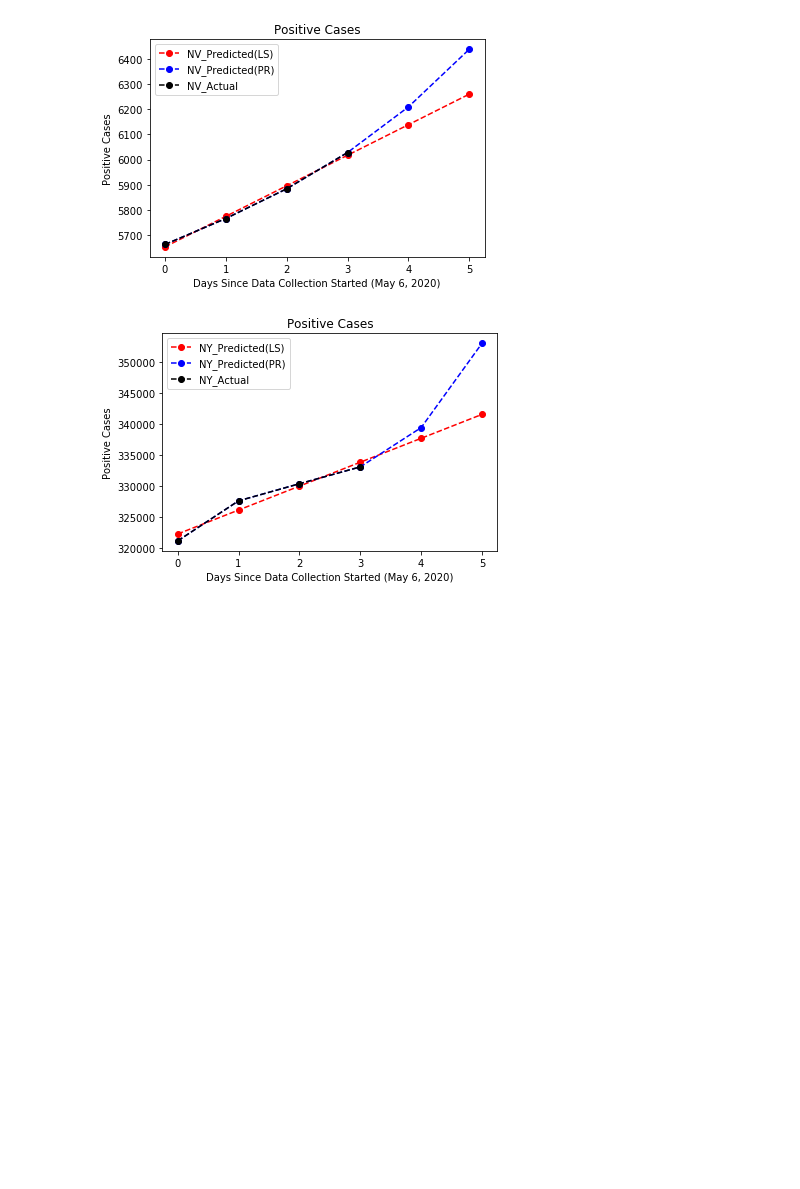
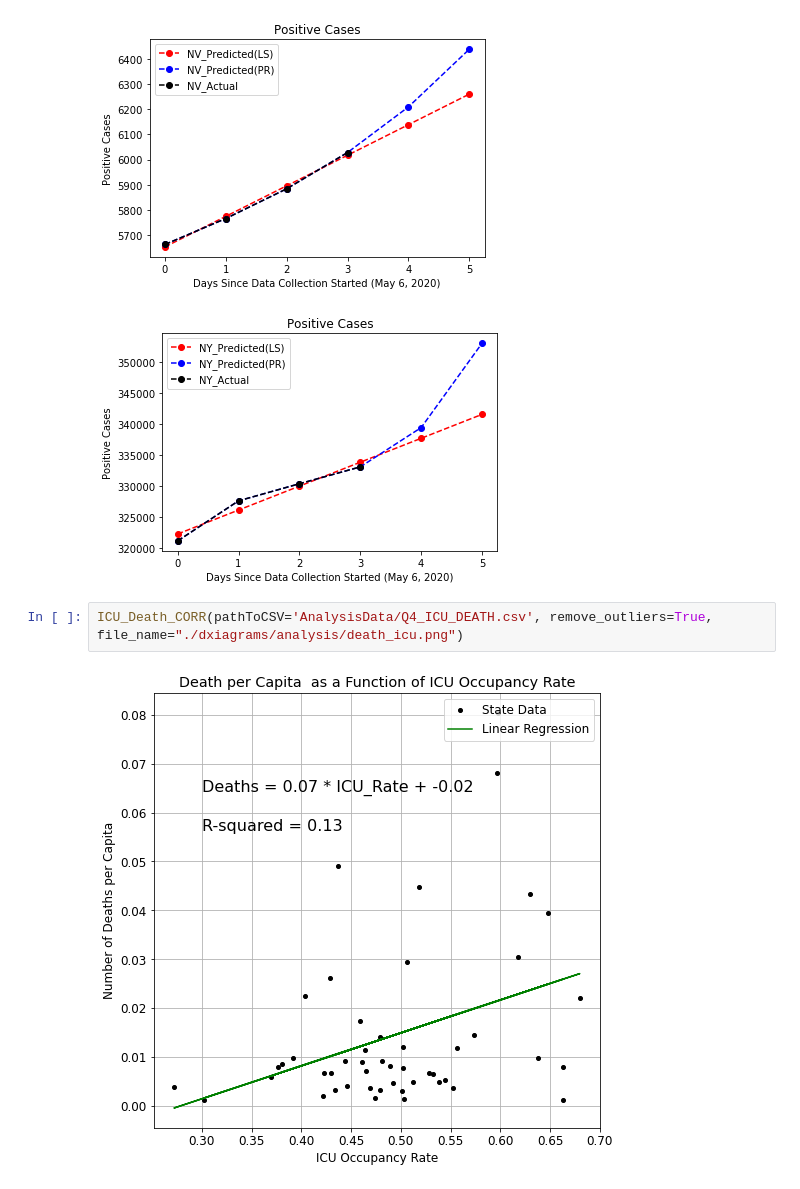
Before and after one commit to sahba-t/covidTracker, a Jupyter notebook: Analysis.ipynb, the cells around one changed output. Cells and saved outputs as stored; diff of their text form; blank space fills up the shorter version.

```diff
--- a/Analysis.ipynb
+++ b/Analysis.ipynb
@@ -278,3 +274,7 @@ Prediction("./AnalysisData/Q1_CASES_EXPORT.csv", States=['CA', 'GA', 'NM', 'NV',
 [figure]
 [figure]
 [figure]
+# %%
+ICU_Death_CORR(pathToCSV='AnalysisData/Q4_ICU_DEATH.csv', remove_outliers=True, file_name="./dxiagrams/analysis/death_icu.png")
+# %% [output]
+[figure, added]
```
Also changed, not shown: parts of 1 cell of this notebook.
